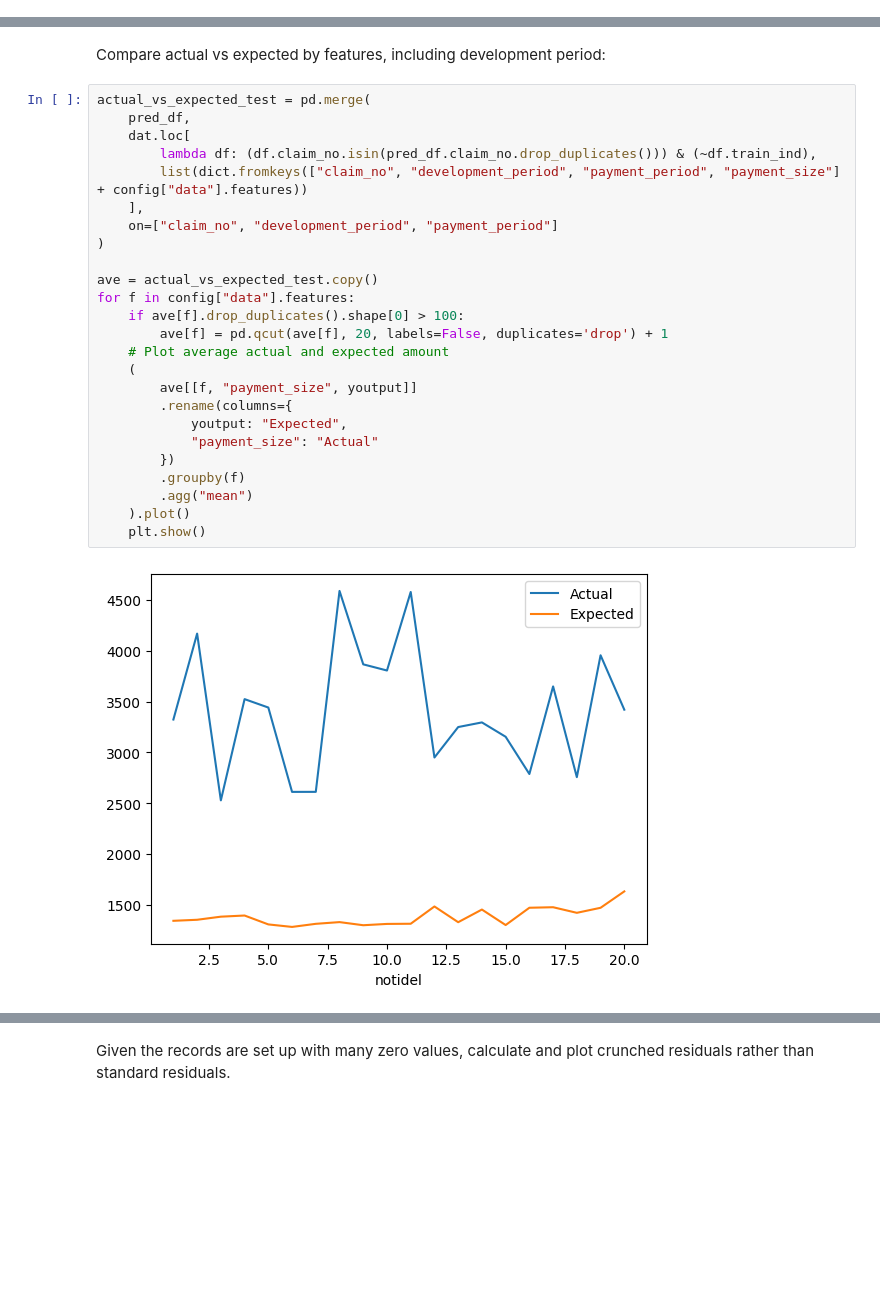
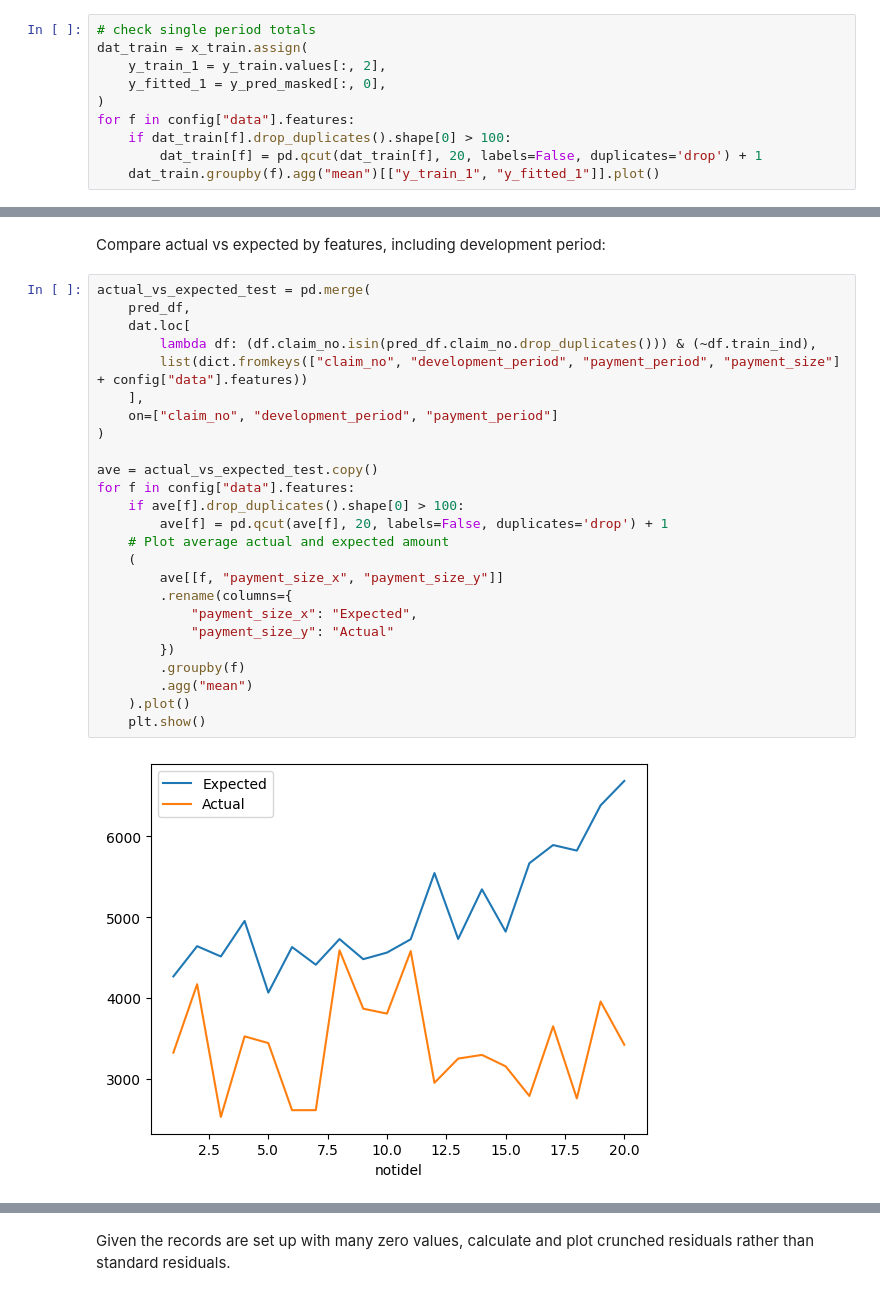
Before and after one commit to JackyP/MLR_working_party, a Jupyter notebook: 02_code/GRU_framework_triangular.ipynb, the cells around one changed output, grey strips where cells are left out. Saved outputs shown, nothing was run; the diff lists cells and outputs as text; blank space fills up the shorter version.

```diff
--- a/02_code/GRU_framework_triangular.ipynb
+++ b/02_code/GRU_framework_triangular.ipynb
@@ -676,0 +688,10 @@ for f in config["data"].features:
+# %%
+# check single period totals
+dat_train = x_train.assign(
+    y_train_1 = y_train.values[:, 2],
+    y_fitted_1 = y_pred_masked[:, 0],
+)
+for f in config["data"].features:
+    if dat_train[f].drop_duplicates().shape[0] > 100:
+        dat_train[f] = pd.qcut(dat_train[f], 20, labels=False, duplicates='drop') + 1
+    dat_train.groupby(f).agg("mean")[["y_train_1", "y_fitted_1"]].plot()
@@ -731,27 +807,27 @@ Compare actual vs expected by features, including development period:
 # %%
 actual_vs_expected_test = pd.merge(
     pred_df,
     dat.loc[
         lambda df: (df.claim_no.isin(pred_df.claim_no.drop_duplicates())) & (~df.train_ind),
         list(dict.fromkeys(["claim_no", "development_period", "payment_period", "payment_size"] + config["data"].features))
     ],
     on=["claim_no", "development_period", "payment_period"]
 )
 
 ave = actual_vs_expected_test.copy()
 for f in config["data"].features:
     if ave[f].drop_duplicates().shape[0] > 100:
         ave[f] = pd.qcut(ave[f], 20, labels=False, duplicates='drop') + 1
     # Plot average actual and expected amount
     (
-        ave[[f, "payment_size", youtput]]
+        ave[[f, "payment_size_x", "payment_size_y"]]
         .rename(columns={
-            youtput: "Expected",
-            "payment_size": "Actual"
+            "payment_size_x": "Expected",
+            "payment_size_y": "Actual"
         })
         .groupby(f)
         .agg("mean")
     ).plot()
     plt.show()
 # %% [output]
-[figure, old version]
+[figure, new version]
```
Also changed, not shown: parts of 29 cells of this notebook.
